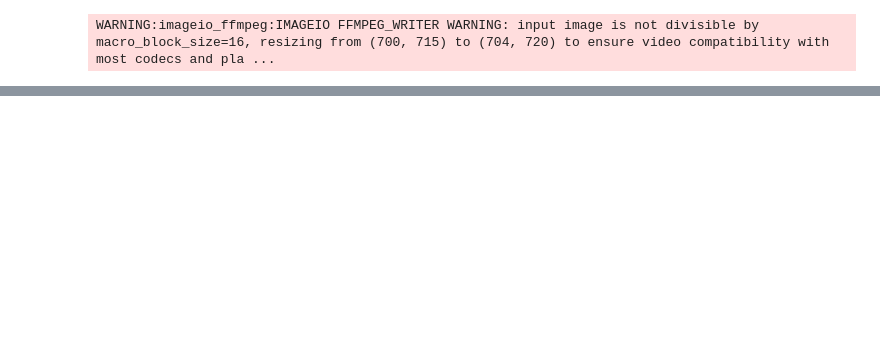
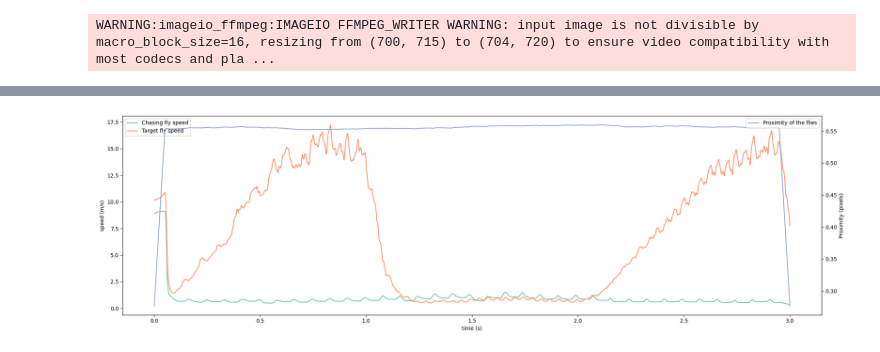
Before and after one commit to ValentineDelevaux/COBAR_project, a Jupyter notebook: visual_processing.ipynb, the cells around one changed output, grey strips where cells are left out. Saved outputs shown, nothing was run; the diff lists cells and outputs as text; code cells hidden in the pictures; blank space fills up the shorter version.

```diff
--- a/visual_processing.ipynb
+++ b/visual_processing.ipynb
@@ -321,0 +338,11 @@ WARNING:imageio_ffmpeg:IMAGEIO FFMPEG_WRITER WARNING: input image is not divisib
+# %%
+birdeye_cam_frames = cam._frames
+cam._frames = second_cam_frames
+sim.fly = fly0
+
+save_video_with_vision_insets(
+    sim,
+    cam,
+    "outputs/fly_following_with_retina_images.mp4",
+    fly0.visual_inputs_hist,
+)
@@ -321,0 +466,4 @@ WARNING:imageio_ffmpeg:IMAGEIO FFMPEG_WRITER WARNING: input image is not divisib
+# %%
+plot_chasing(t, speeds_fly0, speeds_fly1, proximities)
+# %% [output]
+[figure, added]
```
Also changed, not shown: parts of 34 cells of this notebook, 1 other file.
